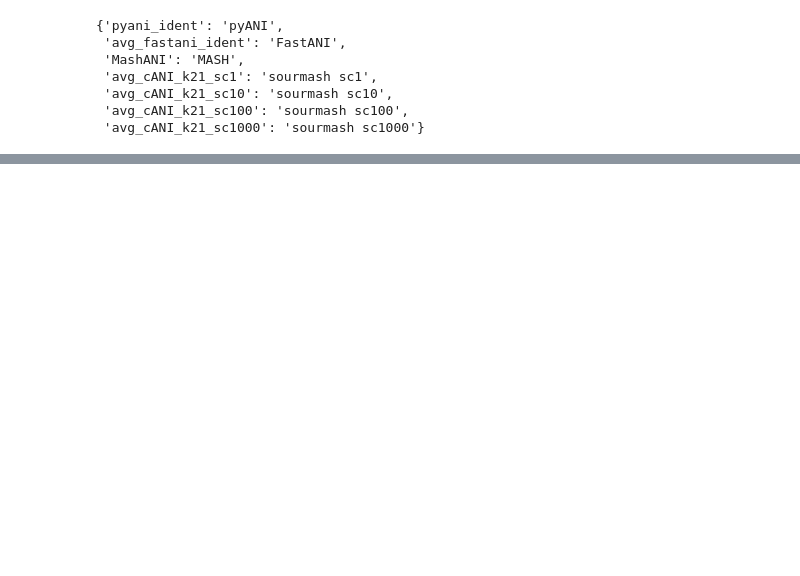
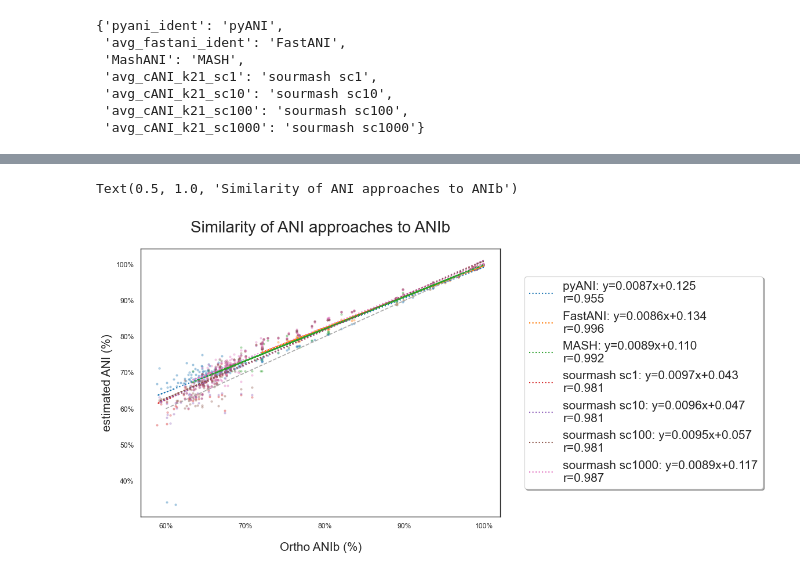
Before and after one commit to bluegenes/2022-focused-cani-comparisons, a Jupyter notebook: 05.plot-comparisons.ipynb, the cells around one changed output, grey strips where cells are left out. Saved outputs shown, nothing was run; the diff lists cells and outputs as text; code cells hidden in the pictures; blank space fills up the shorter version.

```diff
--- a/05.plot-comparisons.ipynb
+++ b/05.plot-comparisons.ipynb
@@ -219,32 +219,35 @@ for var in vars_of_interest:
     ax.scatter(df[x_col], df[y_col], alpha=0.3, marker='o', s=5) #,color=color)
     slope, intercept, r_value, p_value, std_err = sp.stats.linregress(df[x_col],df[y_col])
     #r_value is pearson correlation coefficient
     predict_y = slope * df[x_col] + intercept
     # do we want R^2? if yes, get from sklearn r2_score using y_observed, y_predicted
     #r_squared = r2_score(df[y_col], predict_y)
     line_label = f'{labelD[var]}: y={slope:.4f}x+{intercept:.3f}\nr={r_value:.3f}'
     plt.plot(df[x_col], predict_y,  label = line_label, linewidth=1.5, linestyle=':') #color = color,
 
 
     #plt.plot(df[x_col], predict_y, color = color, label = r_label)
 
 #label_line_2 = r'$R^2:{0:.2f}$'.format(0.21) # as an exampple or whatever you want[!
 #L_labels[0].set_text(label_line_1)
 #L_labels[1].set_text(label_line_2)
 
 
-xlim=(0, 100)#None
+xlim=(60, 100)#None
 ylim= (0.75, 1)
-ax.plot(xlim, ylim, ls="--",color="darkgrey") #c=".3"
+ax.plot((60,100), (.6, 1), ls="--",color="darkgrey") #c=".3"
 ax.xaxis.set_major_locator(ticker.MultipleLocator(10))
 ax.yaxis.set_major_locator(ticker.MultipleLocator(0.1))
 ax.yaxis.set_major_formatter(ticker.PercentFormatter(xmax=1,decimals=0))
 ax.xaxis.set_major_formatter(ticker.PercentFormatter(xmax=100,decimals=0))
 #ax.tick_params(axis='x', labelsize= 15)
 #ax.tick_params(axis='y', labelsize= 15)
 
 #plt.autoscale(True)
 ax.set_ylabel("estimated ANI (%)", size=15)
 ax.set_xlabel("Ortho ANIb (%)", size=15, labelpad=15)
 ax.legend(loc='center left', bbox_to_anchor=(1.05, 0.5),fancybox=True, shadow=True, prop={"size":15})
 plt.title("Similarity of ANI approaches to ANIb", pad=20, size=20)
+# %% [output]
+Text(0.5, 1.0, 'Similarity of ANI approaches to ANIb')
+[figure, added]
```
Also changed, not shown: parts of 3 cells of this notebook.
